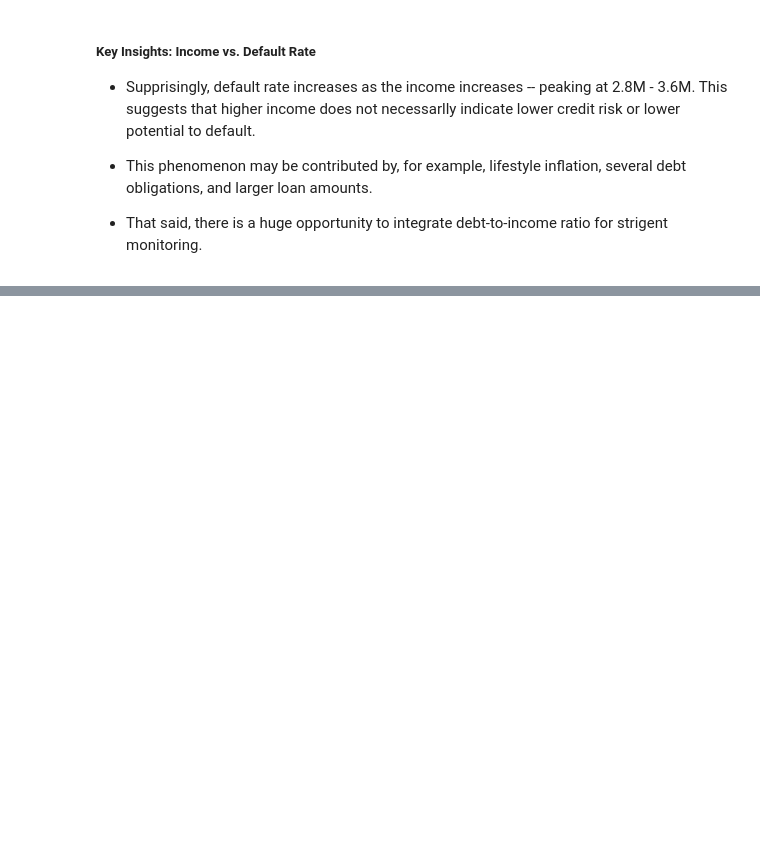
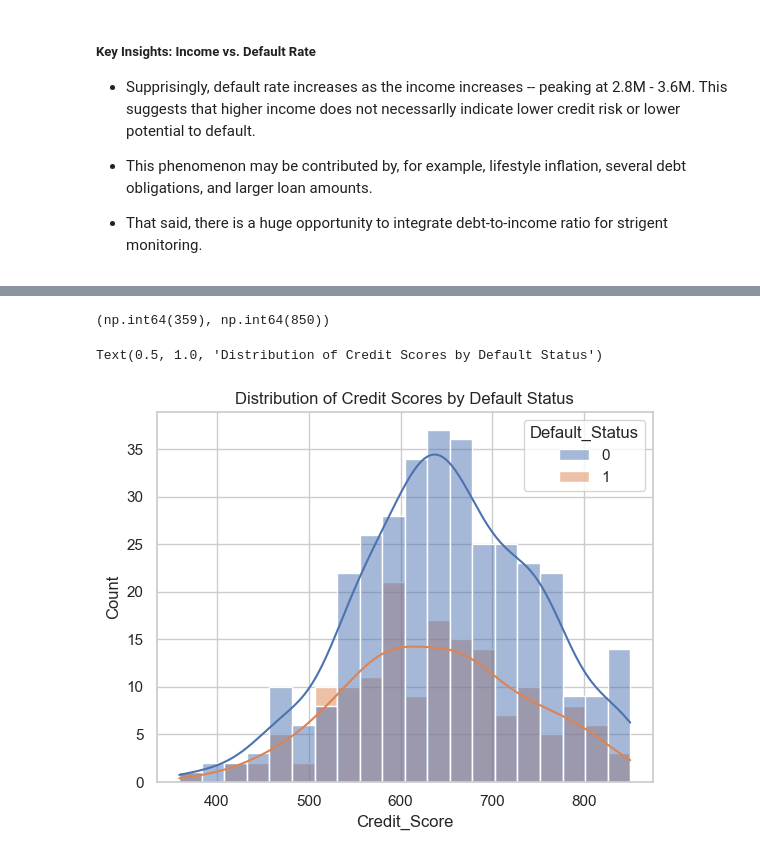
Before and after one commit to mut-rogers/Loan-Default-Analysis, a Jupyter notebook: solution.ipynb, the cells around one changed output, grey strips where cells are left out. Drawn from its saved outputs; the diff is of its cells as text; code cells hidden in the pictures; blank space fills up the shorter version.

```diff
--- a/solution.ipynb
+++ b/solution.ipynb
@@ -289,0 +302,14 @@ plt.legend()
+# %%
+# Lowest and highest credit scores
+
+loan_data_df.Credit_Score.min(), loan_data_df.Credit_Score.max()
+# %% [output]
+(np.int64(359), np.int64(850))
+# %%
+# Distribution of credit scores by default status
+
+sns.histplot(data=loan_data_df, x="Credit_Score", hue="Default_Status", bins=20, kde=True)
+plt.title("Distribution of Credit Scores by Default Status")
+# %% [output]
+Text(0.5, 1.0, 'Distribution of Credit Scores by Default Status')
+[figure, added]
```
Also changed, not shown: parts of 7 cells of this notebook.
